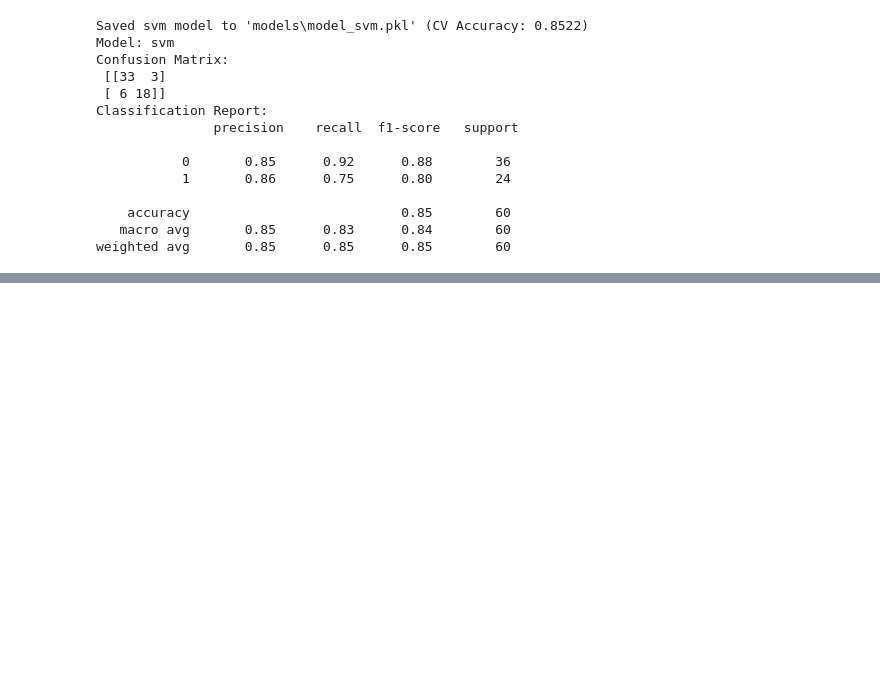
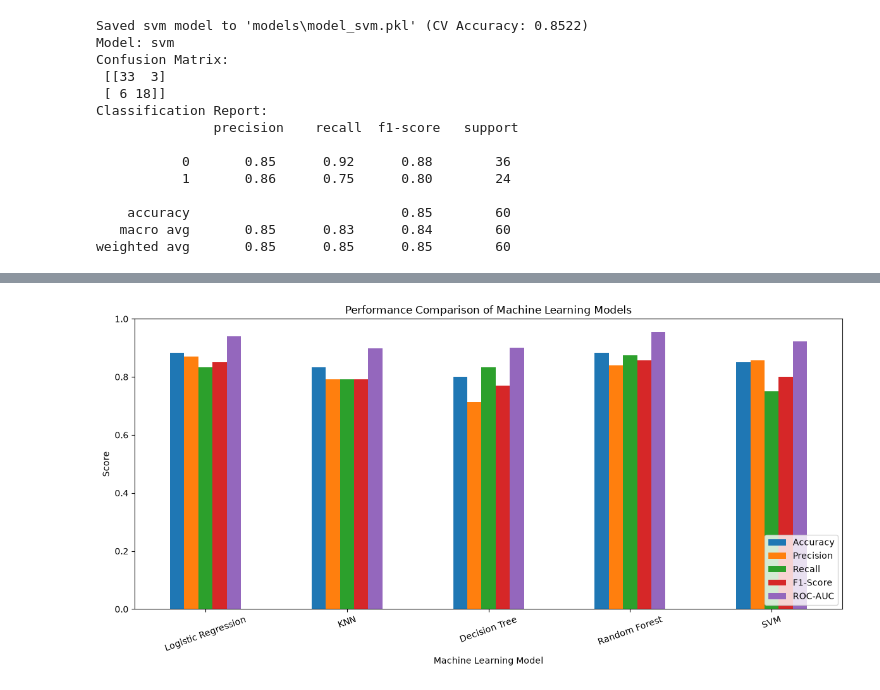
Before and after one commit to 6629SUJAN/heart-disease-detection, a Jupyter notebook: notebooks/heart.ipynb, the cells around one changed output, grey strips where cells are left out. Cells and saved outputs as stored; diff of their text form; code cells hidden in the pictures; blank space fills up the shorter version.

```diff
--- a/notebooks/heart.ipynb
+++ b/notebooks/heart.ipynb
@@ -267,0 +291,20 @@ weighted avg       0.85      0.85      0.85        60
+# %%
+MODELS_DIR = "models"
+
+model_files = {
+    "Logistic Regression": "model_logistic_regression.pkl",
+    "KNN": "model_knn.pkl",
+    "Decision Tree": "model_decision_tree.pkl",
+    "Random Forest": "model_random_forest.pkl",
+    "SVM": "model_svm.pkl"
+}
+
+models = {}
+
+for name, file in model_files.items():
+    models[name] = joblib.load(os.path.join(MODELS_DIR, file))
+
+print("Models loaded successfully!")
+
+for name in models:
+    print(name)
@@ -267,0 +381,31 @@ weighted avg       0.85      0.85      0.85        60
+# %%
+plot_df = results_df.set_index("Model")
+
+plot_df[[
+    "Accuracy",
+    "Precision",
+    "Recall",
+    "F1-Score",
+    "ROC-AUC"
+]].plot(
+    kind="bar",
+    figsize=(12, 6)
+)
+
+plt.title("Performance Comparison of Machine Learning Models")
+plt.xlabel("Machine Learning Model")
+plt.ylabel("Score")
+plt.ylim(0, 1)
+plt.xticks(rotation=20)
+plt.legend(loc="lower right")
+plt.tight_layout()
+
+plt.savefig(
+    "model_comparison.png",
+    dpi=300,
+    bbox_inches="tight"
+)
+
+plt.show()
+# %% [output]
+[figure, added]
```
Also changed, not shown: parts of 13 cells of this notebook, 17 other files.
